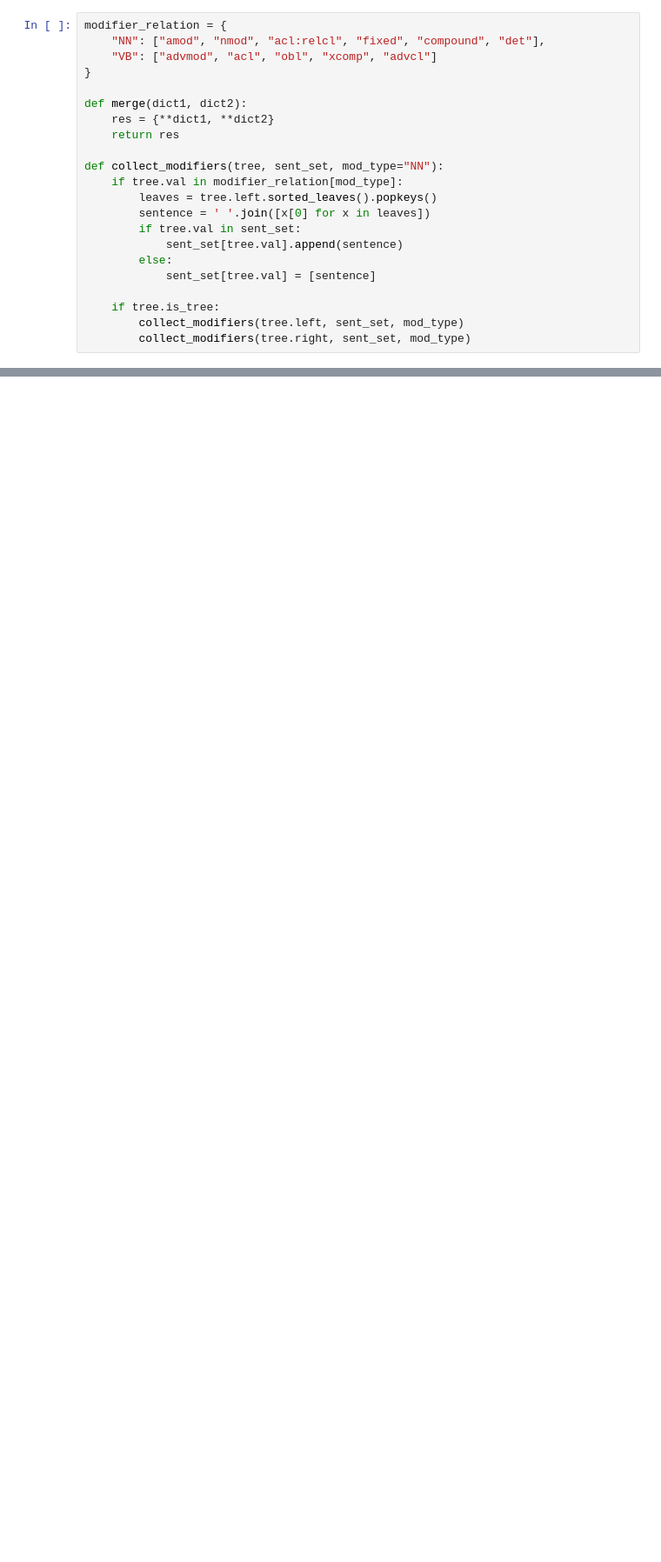
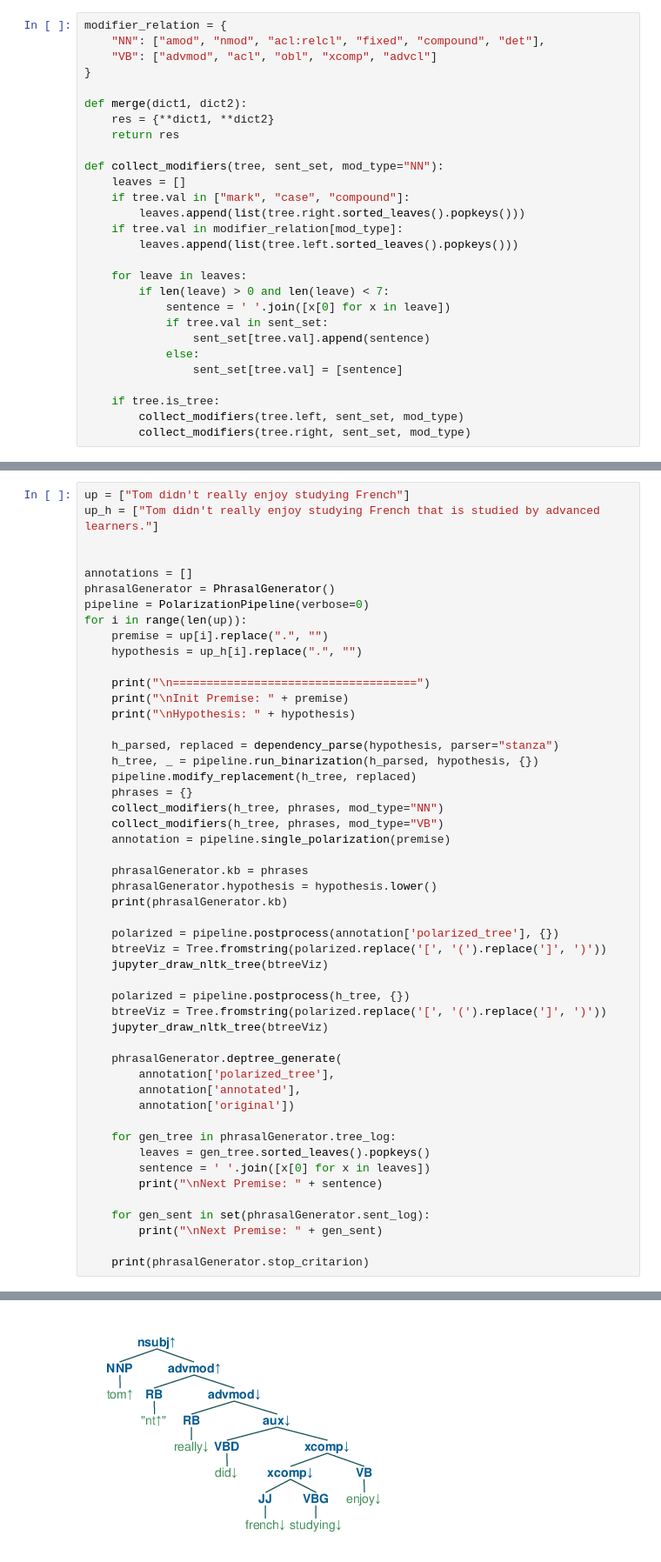
Before and after one commit to eric11eca/NeuralLog, a Jupyter notebook: src/phrasal_infer.ipynb, the cells around one changed output, grey strips where cells are left out. Shown at 87% size. Cells and saved outputs as stored; diff of their text form; blank space fills up the shorter version.

```diff
--- a/src/phrasal_infer.ipynb
+++ b/src/phrasal_infer.ipynb
@@ -296,13 +376,19 @@ def merge(dict1, dict2):
     return res
 
 def collect_modifiers(tree, sent_set, mod_type="NN"):
+    leaves = []
+    if tree.val in ["mark", "case", "compound"]:
+        leaves.append(list(tree.right.sorted_leaves().popkeys()))
     if tree.val in modifier_relation[mod_type]:
-        leaves = tree.left.sorted_leaves().popkeys()
-        sentence = ' '.join([x[0] for x in leaves])
-        if tree.val in sent_set:
-            sent_set[tree.val].append(sentence)
-        else:
-            sent_set[tree.val] = [sentence]
+        leaves.append(list(tree.left.sorted_leaves().popkeys()))
+
+    for leave in leaves:
+        if len(leave) > 0 and len(leave) < 7:
+            sentence = ' '.join([x[0] for x in leave])
+            if tree.val in sent_set:
+                sent_set[tree.val].append(sentence)
+            else:
+                sent_set[tree.val] = [sentence]
 
     if tree.is_tree:
         collect_modifiers(tree.left, sent_set, mod_type)
@@ -309,0 +459,51 @@ def collect_modifiers(tree, sent_set, mod_type="NN"):
+# %%
+up = ["Tom didn't really enjoy studying French"]
+up_h = ["Tom didn't really enjoy studying French that is studied by advanced learners."]
+
+
+annotations = []
+phrasalGenerator = PhrasalGenerator()
+pipeline = PolarizationPipeline(verbose=0)
+for i in range(len(up)):
+    premise = up[i].replace(".", "")
+    hypothesis = up_h[i].replace(".", "")
+
+    print("\n====================================")
+    print("\nInit Premise: " + premise)
+    print("\nHypothesis: " + hypothesis)
+
+    h_parsed, replaced = dependency_parse(hypothesis, parser="stanza")
+    h_tree, _ = pipeline.run_binarization(h_parsed, hypothesis, {})
+    pipeline.modify_replacement(h_tree, replaced)
+    phrases = {}
+    collect_modifiers(h_tree, phrases, mod_type="NN")
+    collect_modifiers(h_tree, phrases, mod_type="VB")
+    annotation = pipeline.single_polarization(premise)
+
+    phrasalGenerator.kb = phrases
+    phrasalGenerator.hypothesis = hypothesis.lower()
+    print(phrasalGenerator.kb)
+
+    polarized = pipeline.postprocess(annotation['polarized_tree'], {})
+    btreeViz = Tree.fromstring(polarized.replace('[', '(').replace(']', ')'))
+    jupyter_draw_nltk_tree(btreeViz)
+
+    polarized = pipeline.postprocess(h_tree, {})
+    btreeViz = Tree.fromstring(polarized.replace('[', '(').replace(']', ')'))
+    jupyter_draw_nltk_tree(btreeViz)
+
+    phrasalGenerator.deptree_generate(
+        annotation['polarized_tree'],
+        annotation['annotated'],
+        annotation['original'])
+
+    for gen_tree in phrasalGenerator.tree_log:
+        leaves = gen_tree.sorted_leaves().popkeys()
+        sentence = ' '.join([x[0] for x in leaves])
+        print("\nNext Premise: " + sentence)
+
+    for gen_sent in set(phrasalGenerator.sent_log):
+        print("\nNext Premise: " + gen_sent)
+
+    print(phrasalGenerator.stop_critarion)
+# %% [output]
@@ -309,0 +516 @@ def collect_modifiers(tree, sent_set, mod_type="NN"):
+[figure, added]
```
Also changed, not shown: parts of 13 cells of this notebook, 1 other file.
